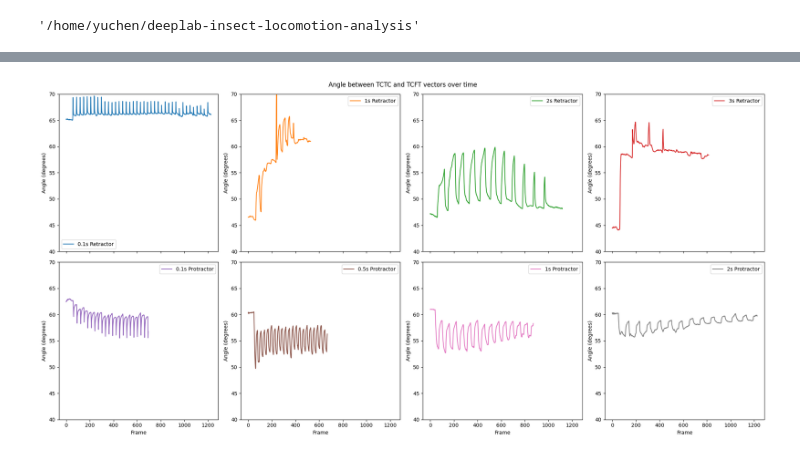
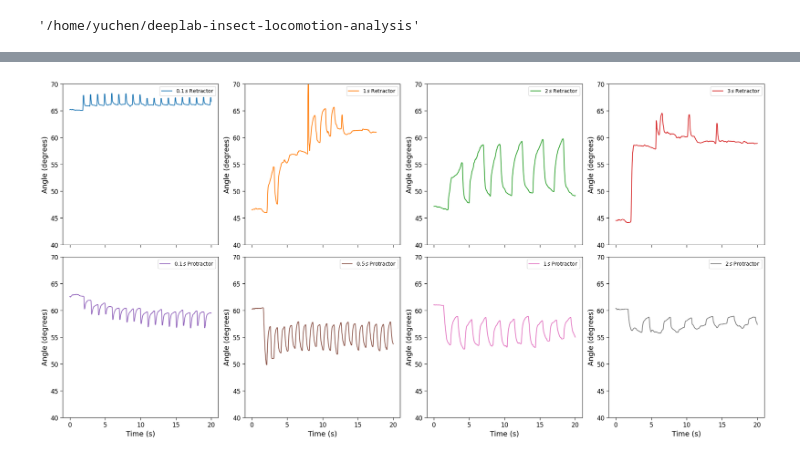
Before and after one commit to RrezonPllana/deeplab-insect-locomotion-analysis, a Jupyter notebook: motion_hacking_angle_calculation.ipynb, the cells around one changed output, grey strips where cells are left out. Saved outputs shown, nothing was run; the diff lists cells and outputs as text; code cells hidden in the pictures.

```diff
--- a/motion_hacking_angle_calculation.ipynb
+++ b/motion_hacking_angle_calculation.ipynb
@@ -22,5 +22,5 @@ pwd
 # %%
 # FILE_DIR = str(Path('path')) # Replace 'path' with the actual path to your directory
 
-FILES_DIR = [str(path) for path in Path('videos').glob('IMG_*_*seconds_*.csv')]
+FILES_DIR = [str(path) for path in Path('videos').glob('IMG_*_*seconds_*_filtered.csv')]
 FILES_DIR.sort()
@@ -112,7 +143,7 @@ def clean_filename(text):
 
         # Format strings
         # formatted_time = f"{num} {time_suffix.capitalize()}" # Uses more descipritve name e.g. '1 seconds Retractor'
-        formatted_time = f"{num}s" # uses more compact naming '1s Retractor'
+        formatted_time = f"${num}\,s$" # uses more compact naming '1s Retractor'
         formatted_name = name.capitalize()
 
         return f"{formatted_time} {formatted_name}"
@@ -120,29 +151,42 @@ def clean_filename(text):
 # %%
 # Create new dataframe that combines all dataframes' angle column into one
 angle_df = pd.DataFrame()
 
-for file_path, df in zip(FILES_DIR, df_filtered_array):
-    clean_label = Path(file_path).name.split('DLC')[0] # extract the meaningful name from filename
-    formatted_label = clean_filename(clean_label) # format the name of columns since they will be used in legend of the plots
-    angle_df[formatted_label] = df['angle'] # rename
+for i, (file_path, df) in enumerate(zip(FILES_DIR, df_filtered_array)):
+    clean_label = Path(file_path).name.split('DLC')[0]
+    formatted_label = clean_filename(clean_label)
 
-axes = angle_df.plot(
-    title='Angle between TCTC and TCFT vectors over time',
-    xlabel='Frame',
+    # Add the angle data for this video
+    angle_df[formatted_label] = df['angle']
+
+    # Only create the time column ONCE using the first dataframe
+    if i == 0:
+        angle_df['time'] = pd.to_numeric(df['frame'], errors='coerce') / 30
+
+# Set 'time' as the index so pandas automatically uses it for the x-axis
+angle_df.set_index('time', inplace=True)
+angle_df_20s = angle_df[angle_df.index <= 20]
+
+axes = angle_df_20s.plot(
+    # title='Angle between TCTC and TCFT vectors over time',
+    xlabel='Time (s)',
     ylabel='Angle (degrees)',
     subplots=True,
     layout=(2, 4),
     figsize=(20, 10)
 )
 
 # Set a y axis limit so the data can be compared just by eyes
 for ax in axes.flatten():
     ax.set_ylim(40, 70)
-
+    ax.tick_params(axis='both', which='major', labelsize=12, length=5)
+    ax.xaxis.label.set_fontsize(14)
+    ax.yaxis.label.set_fontsize(14)
 plt.tight_layout()
+plt.savefig('/home/yuchen/Downloads/time_series_angles.png', format='png', bbox_inches='tight')
 plt.show()
 # %% [output]
-[figure, old version]
+[figure, new version]
 # %%
 from scipy.signal import find_peaks
 
```
Also changed, not shown: parts of 3 cells of this notebook, 1 other file.
